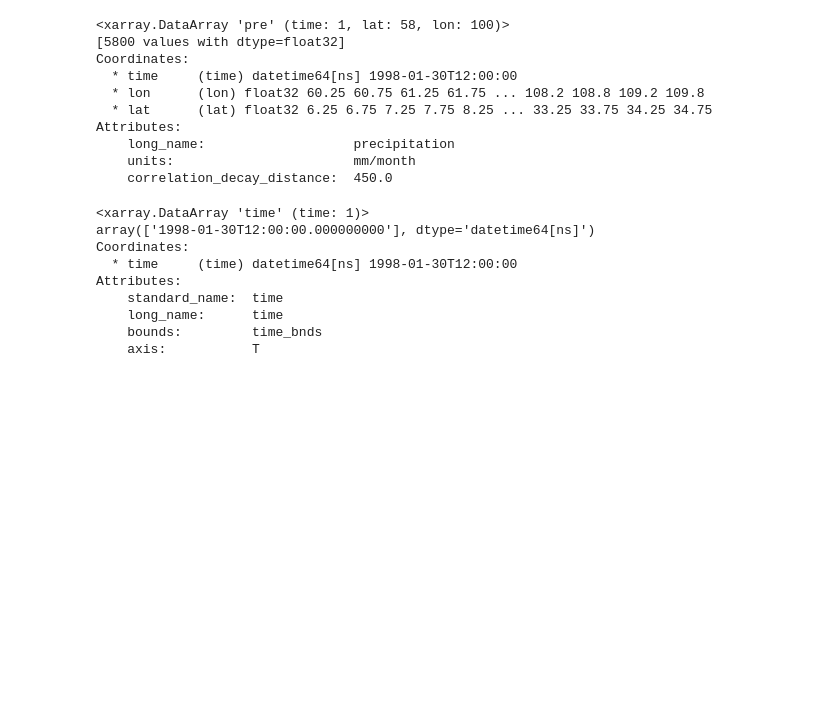
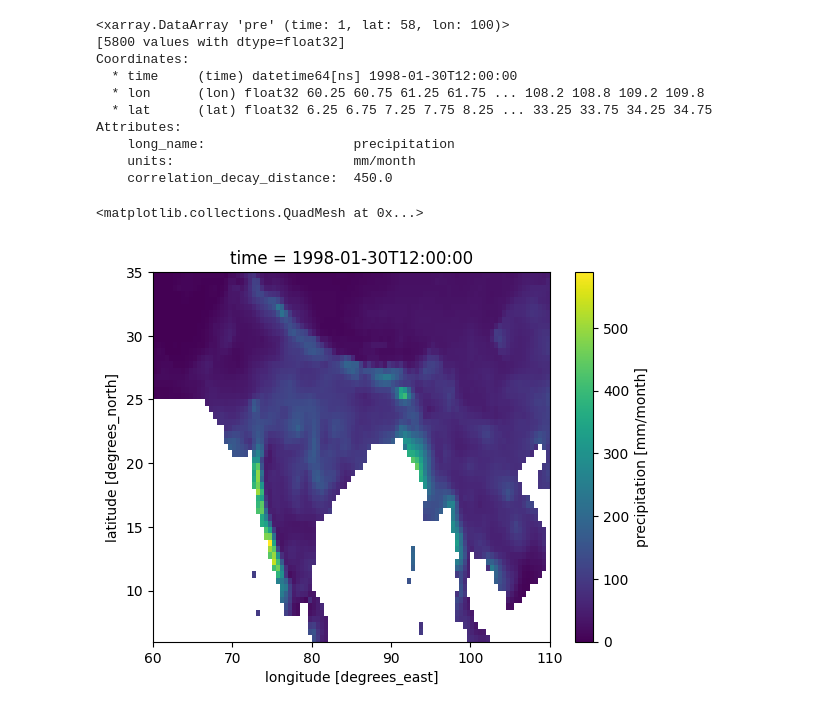
Before and after one commit to shiv3679/EES405, a Jupyter notebook: lab_session_03/session_3.ipynb, the cells around one changed output. Cells and saved outputs as stored; diff of their text form; code cells hidden in the pictures; blank space fills up the shorter version.

```diff
--- a/lab_session_03/session_3.ipynb
+++ b/lab_session_03/session_3.ipynb
@@ -82,16 +146,9 @@ Attributes:
     long_name:                   precipitation
     units:                       mm/month
     correlation_decay_distance:  450.0
-# %%
-std_data.time
-# %% [output]
-<xarray.DataArray 'time' (time: 1)>
-array(['1998-01-30T12:00:00.000000000'], dtype='datetime64[ns]')
-Coordinates:
-  * time     (time) datetime64[ns] 1998-01-30T12:00:00
-Attributes:
-    standard_name:  time
-    long_name:      time
-    bounds:         time_bnds
-    axis:           T
+# %%
+std_data.squeeze().plot()
+# %% [output]
+<matplotlib.collections.QuadMesh at 0x...>
+[figure, added]
 # %%
```
Also changed, not shown: parts of 59 cells of this notebook, 2 other files.
